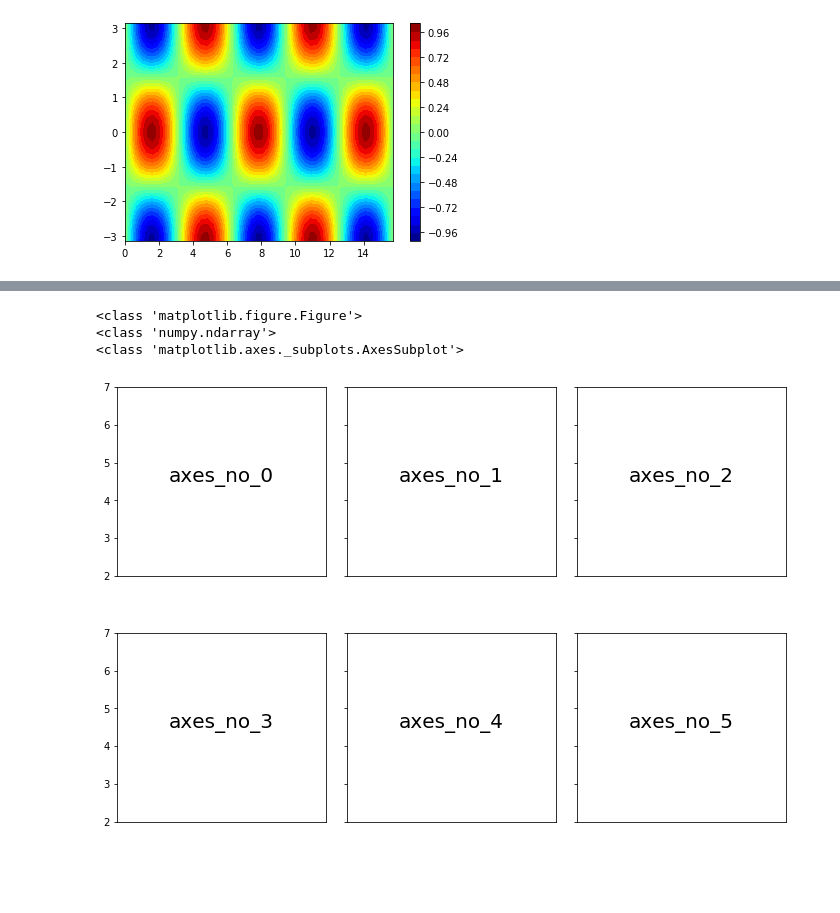
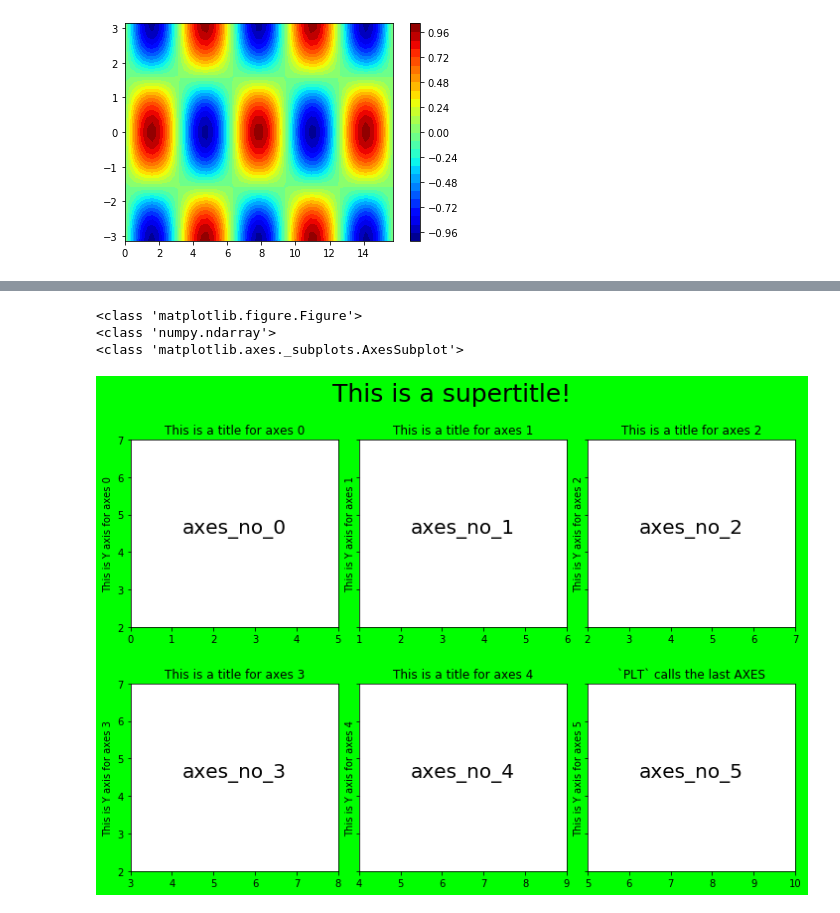
Before and after one commit to Lukasz-Cesarski/dstip, a Jupyter notebook: 05_Matplotlib/05_01_matplotlib.ipynb, the cells around one changed output, grey strips where cells are left out. Cells and saved outputs as stored; diff of their text form; code cells hidden in the pictures; blank space fills up the shorter version.

```diff
--- a/05_Matplotlib/05_01_matplotlib.ipynb
+++ b/05_Matplotlib/05_01_matplotlib.ipynb
@@ -176,15 +183,22 @@ plt.colorbar();
 # %%
-fig, ax = plt.subplots(2, 3, sharex='col', sharey='row', figsize=(12,8),
-                       subplot_kw={'xticks':[]},
-                       gridspec_kw=dict(hspace=0.3, wspace=0.1))
-print(type(fig))
-print(type(ax))
-print(type(ax.flat[0]))
-for axi_idxm, axi in enumerate(ax.flat):
-    axi.text(0.5, 4.5, f"axes_no_{axi_idxm}", fontsize=20, horizontalalignment='center')
+fig, ax = plt.subplots(2, 3, # how many rows and columns are needed
+                       sharey='row', # share a common values for Y axis (Y_max and Y_min)
+                       figsize=(12,8),  # set size of figure
+                       gridspec_kw=dict(hspace=0.3, wspace=0.1),
+                       facecolor='lime') # to set width of blank spaces between subplots
+print(type(fig))        # this is a FIGURE
+print(type(ax))         # this is an array of all axes
+print(type(ax.flat[0])) # this is one AXES object
+for axi_idx, axi in enumerate(ax.flat):
+    axi.text(axi_idx+2.5, 4.5, f"axes_no_{axi_idx}", fontsize=20, horizontalalignment='center')
     axi.set_ylim(2,7)
+    axi.set_title(f"This is a title for axes {axi_idx}")
+    axi.set_xlim(axi_idx, axi_idx+5)
+    axi.set_ylabel(f"This is Y axis for axes {axi_idx}")
+plt.suptitle("This is a supertitle!", size = 25)
+plt.title("`PLT` calls the last AXES");
 # %% [output]
 <class 'matplotlib.figure.Figure'>
 <class 'numpy.ndarray'>
 <class 'matplotlib.axes._subplots.AxesSubplot'>
-[figure, old version]
+[figure, new version]
```
Also changed, not shown: parts of 14 cells of this notebook, 19 other files.
